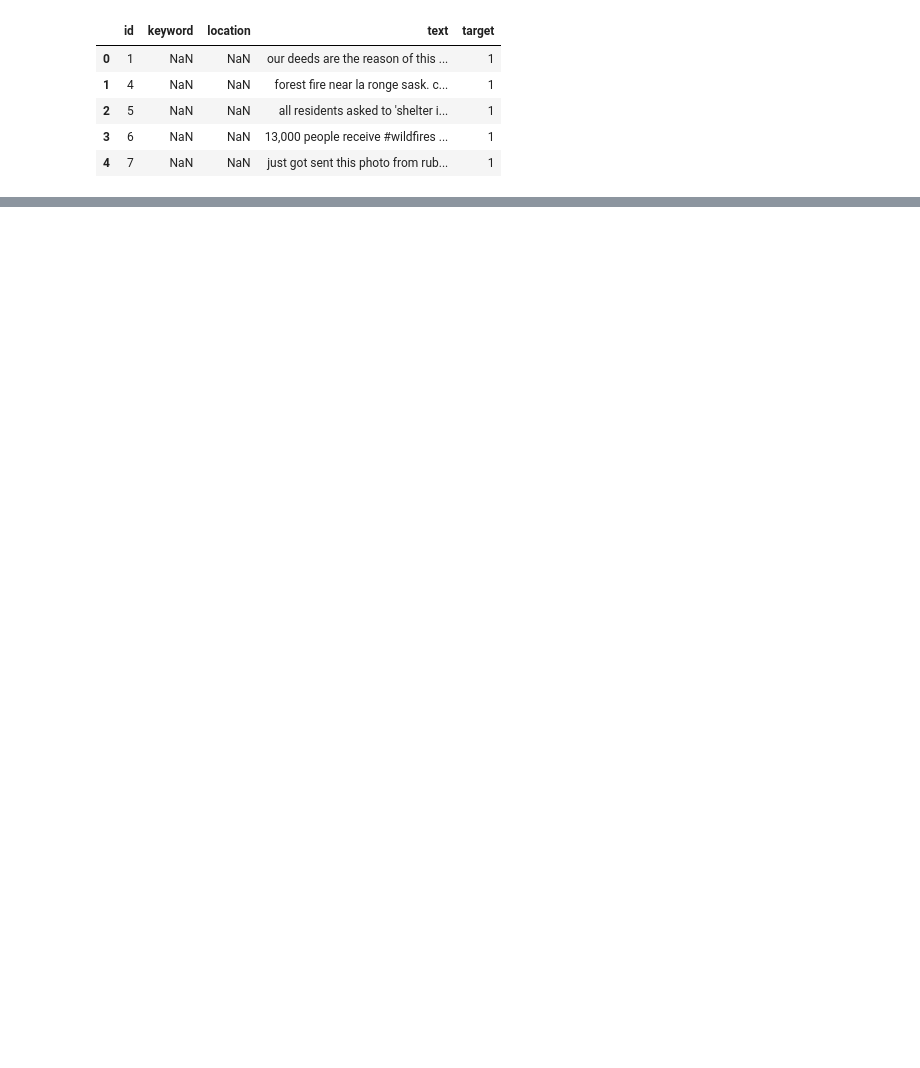
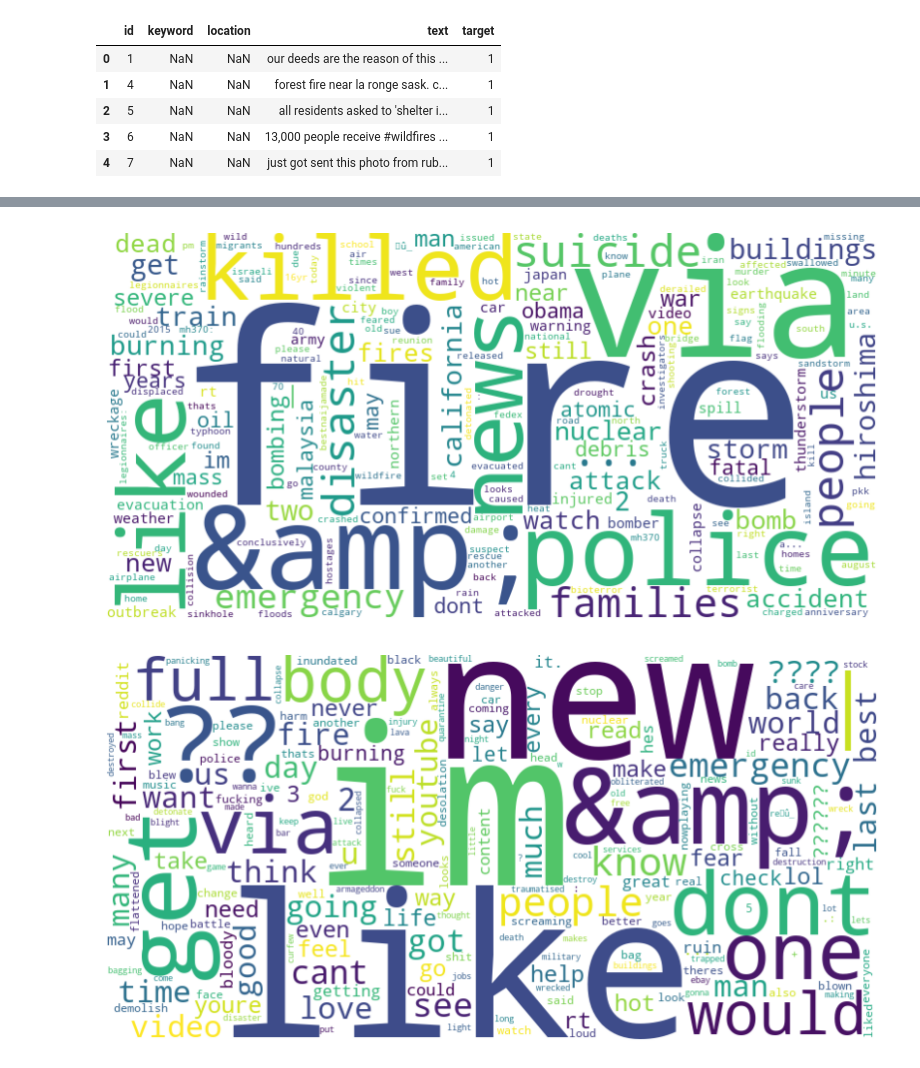
Before and after one commit to alv18051/DS4, a Jupyter notebook: lab4.ipynb, the cells around one changed output, grey strips where cells are left out. Cells and saved outputs as stored; diff of their text form; code cells hidden in the pictures; blank space fills up the shorter version.

```diff
--- a/lab4.ipynb
+++ b/lab4.ipynb
@@ -78,0 +105,13 @@ KeyError: "['id'] not found in axis"
+# %%
+disaster_tweets = df[df['target'] == 1]['text']
+non_disaster_tweets = df[df['target'] == 0]['text']
+
+# Obtenemos la frecuencia de las palabras
+disaster_word_freq = Counter(" ".join(disaster_tweets).split())
+non_disaster_word_freq = Counter(" ".join(non_disaster_tweets).split())
+
+# Mostramos las 10 palabras más comunes en cada categoría
+most_common_disaster_words = disaster_word_freq.most_common(10)
+most_common_non_disaster_words = non_disaster_word_freq.most_common(10)
+
+most_common_disaster_words, most_common_non_disaster_words
@@ -79 +139,17 @@ KeyError: "['id'] not found in axis"
+# %%
+def create_word_cloud(word_freq):
+    wordcloud = WordCloud(width=800, height=400, background_color ='white').generate_from_frequencies(word_freq)
+    plt.figure(figsize=(10, 7))
+    plt.imshow(wordcloud, interpolation='bilinear')
+    plt.axis('off')
+    plt.show()
+
+# Creamos una nube de palabras para los tweets de desastres
+create_word_cloud(disaster_word_freq)
+
+# Creamos una nube de palabras para los tweets que no son de desastres
+create_word_cloud(non_disaster_word_freq)
+# %% [output]
+[figure, added]
+[figure, added]
 # %%
```
Also changed, not shown: parts of 6 cells of this notebook.
